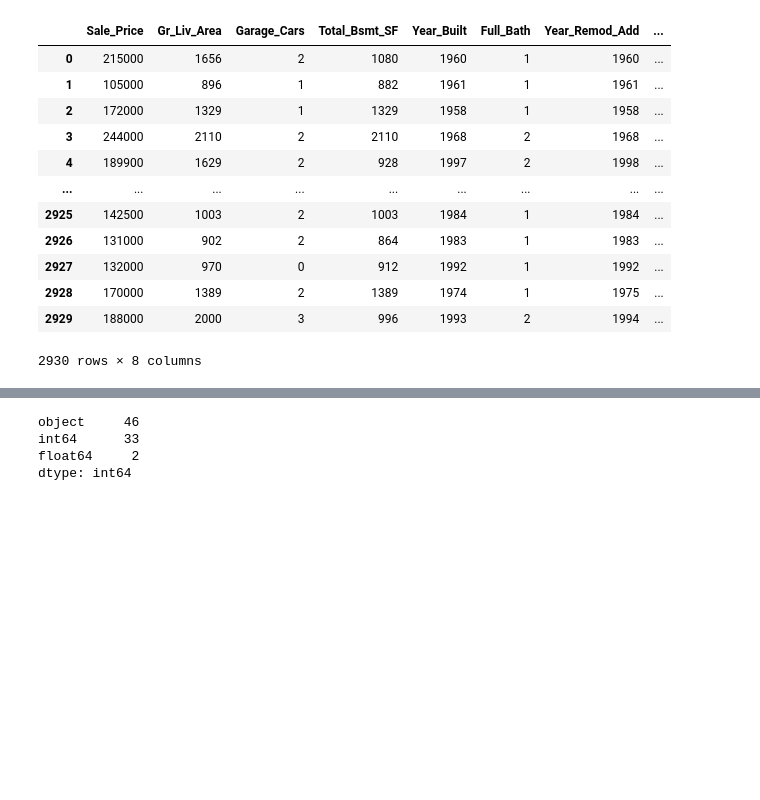
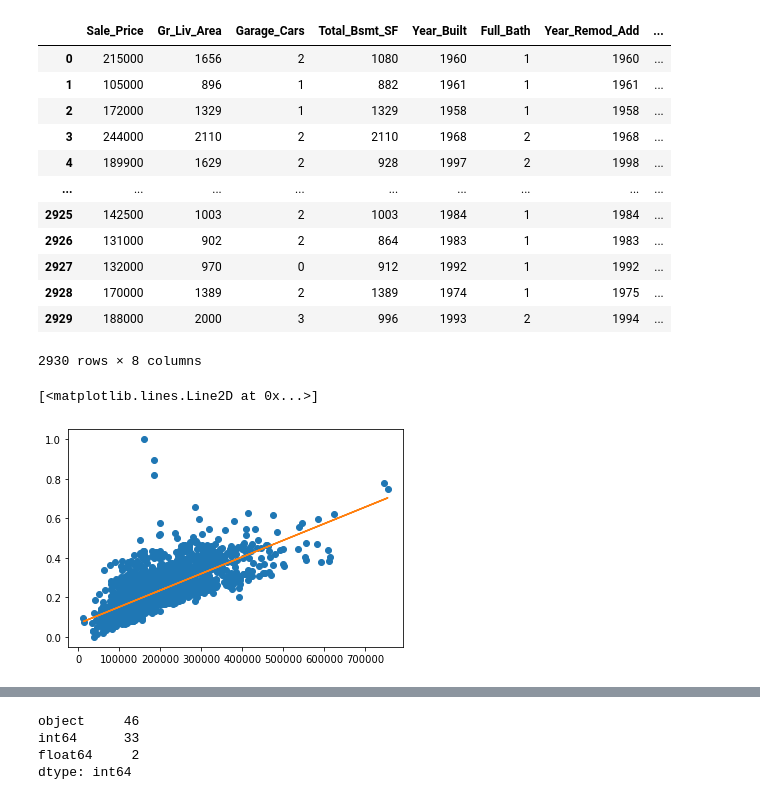
Before and after one commit to NICFRU/Advance-Machine-Learning, a Jupyter notebook: Bonus 1/Bonus1.ipynb, the cells around one changed output, grey strips where cells are left out. Drawn from its saved outputs; the diff is of its cells as text; code cells hidden in the pictures; blank space fills up the shorter version.

```diff
--- a/Bonus 1/Bonus1.ipynb
+++ b/Bonus 1/Bonus1.ipynb
@@ -72,18 +53,3 @@ histplot_all_12(df, 20, 10, 9, 9)
-# %%
-import matplotlib.pyplot as plt
-import numpy as np
-def streudiagramm(x_achse, y_achse):
-    # Grundlegendes Streudiagramm erstellen
-    plt.plot(x_achse, y_achse, 'o')
-
-    # Erhalten Sie m (Steigung) und b (Achsenabschnitt) der linearen Regressionslinie
-    m, b = np.polyfit(x_achse, y_achse, 1)
-
-    # Lineare Regressionslinie zum Streudiagramm hinzufügen
-    plt.plot(x_achse, m*x_achse+b)
-    sns.regplot(x_achse, y_achse, ci=None)
-
-sale_price = df["Sale_Price"]
 # %%
 plt.figure(figsize=(15,10))
 sns.heatmap(df.corr())
@@ -160,6 +99,0 @@ for i in cols:
-# %%
-for y_achse in df_zwischen[df_zwischen["Sale_Price"] > 0.5]["index"].to_list():
-    if y_achse == 'Sale_Price':
-        continue
-    else :
-        streudiagramm(sale_price, y_achse)
@@ -185,0 +143,6 @@ df_top
+# %%
+sale_price = df["Sale_Price"]
+streudiagramm(sale_price, df_top["Gr_Liv_Area"])
+# %% [output]
+[<matplotlib.lines.Line2D at 0x...>]
+[figure, added]
```
Also changed, not shown: parts of 16 cells of this notebook.
